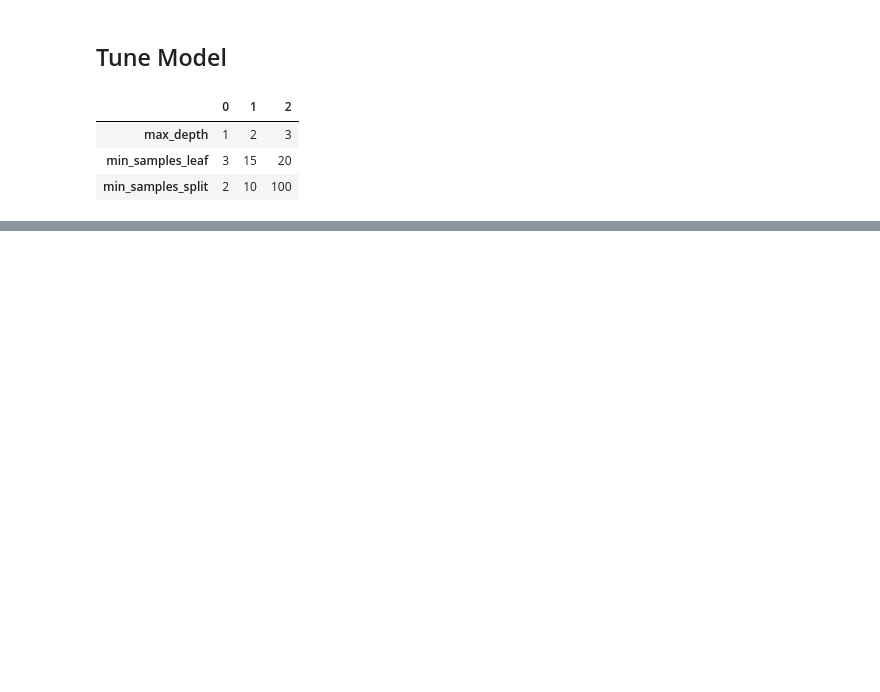
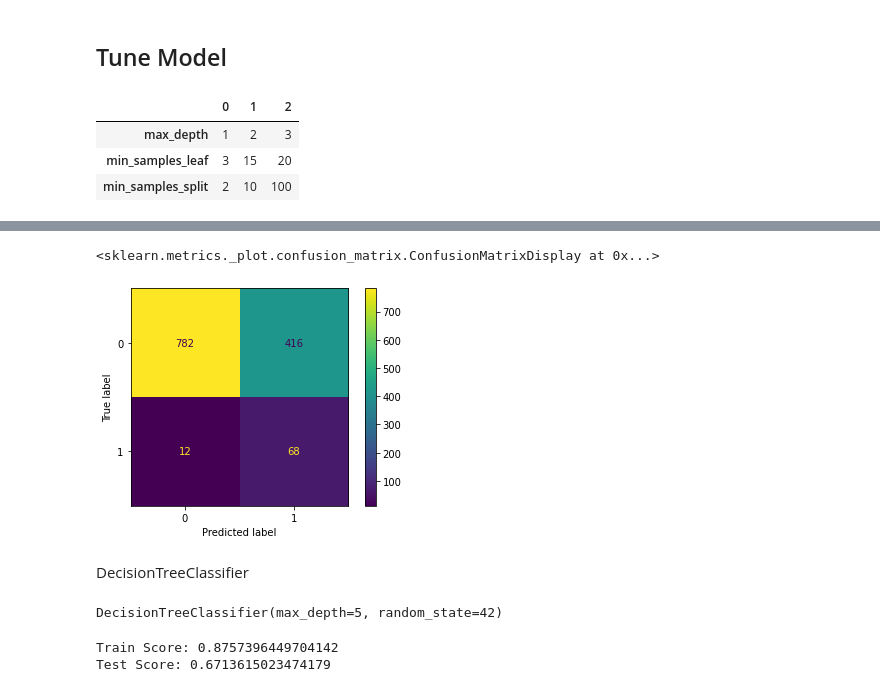
Before and after one commit to Vu-Viet-Phong/Introduction-to-Data-Mining, a Jupyter notebook: preprocessing.ipynb, the cells around one changed output, grey strips where cells are left out. Saved outputs shown, nothing was run; the diff lists cells and outputs as text; code cells hidden in the pictures; blank space fills up the shorter version.

```diff
--- a/preprocessing.ipynb
+++ b/preprocessing.ipynb
@@ -226,0 +250,22 @@ test_df
+# %%
+ConfusionMatrixDisplay.from_predictions(y_test, y_pred)
+# %% [output]
+<sklearn.metrics._plot.confusion_matrix.ConfusionMatrixDisplay at 0x...>
+[figure, added]
+# %% [markdown]
+DecisionTreeClassifier
+# %%
+#starting at 2
+dec_tree = DecisionTreeClassifier(random_state = 42, max_depth=5)
+dec_tree.fit(X_train_under, y_train_under)
+# %% [output]
+DecisionTreeClassifier(max_depth=5, random_state=42)
+# %%
+dec_pred = dec_tree.predict(X_test_processed)
+train_score = dec_tree.score(X_train_under, y_train_under)
+test_score = dec_tree.score(X_test_processed, y_test)
+print(f'Train Score: {train_score}')
+print(f'Test Score: {test_score}')
+# %% [output]
+Train Score: 0.8757396449704142
+Test Score: 0.6713615023474179
```
Also changed, not shown: parts of 10 cells of this notebook, 34 other files.
